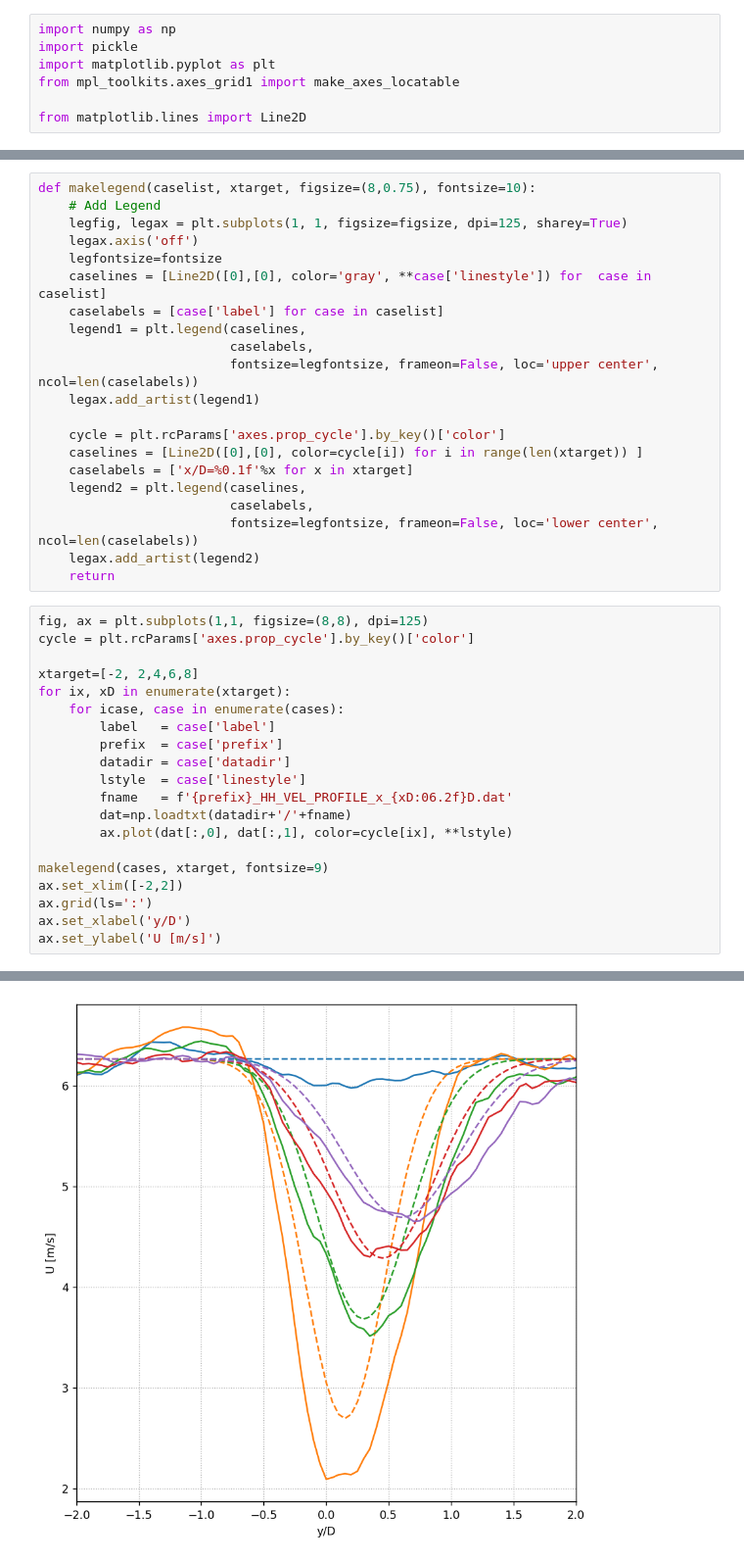
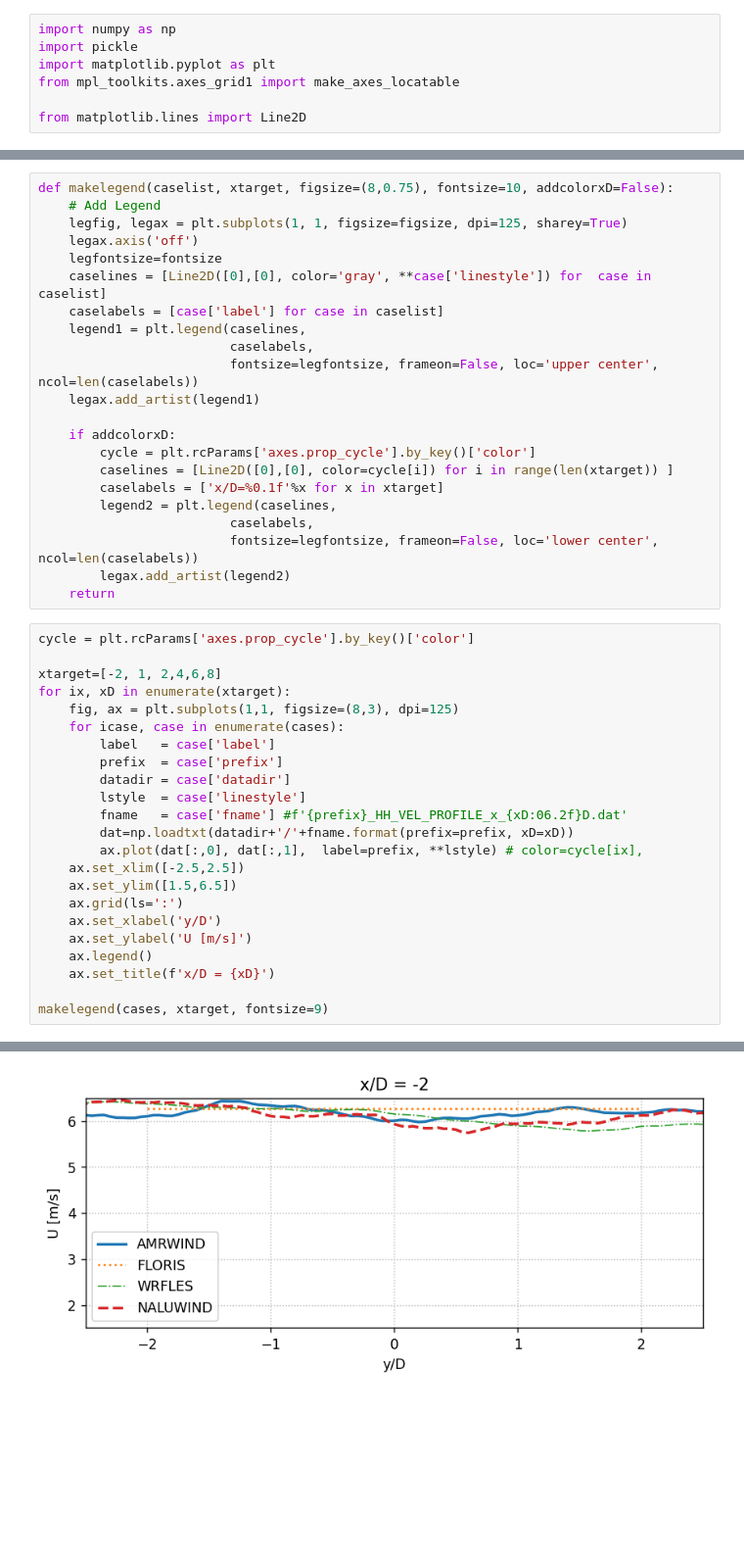
Before and after one commit to lawrenceccheung/AWAKEN_summit_setup, a Jupyter notebook: NeutralABL_turbine1/JRSE_ComparisonPlots/HH_wakedeficits.ipynb, the cells around one changed output, grey strips where cells are left out. Shown at 98% size. Saved outputs shown, nothing was run; the diff lists cells and outputs as text; blank space fills up the shorter version.

```diff
--- a/NeutralABL_turbine1/JRSE_ComparisonPlots/HH_wakedeficits.ipynb
+++ b/NeutralABL_turbine1/JRSE_ComparisonPlots/HH_wakedeficits.ipynb
@@ -26,7 +44,7 @@ cases = [
 
 ]
 # %%
-def makelegend(caselist, xtarget, figsize=(8,0.75), fontsize=10):
+def makelegend(caselist, xtarget, figsize=(8,0.75), fontsize=10, addcolorxD=False):
     # Add Legend
     legfig, legax = plt.subplots(1, 1, figsize=figsize, dpi=125, sharey=True)
     legax.axis('off')
@@ -38,32 +56,36 @@ def makelegend(caselist, xtarget, figsize=(8,0.75), fontsize=10):
                          fontsize=legfontsize, frameon=False, loc='upper center', ncol=len(caselabels))
     legax.add_artist(legend1)
 
-    cycle = plt.rcParams['axes.prop_cycle'].by_key()['color']
-    caselines = [Line2D([0],[0], color=cycle[i]) for i in range(len(xtarget)) ]
-    caselabels = ['x/D=%0.1f'%x for x in xtarget]
-    legend2 = plt.legend(caselines,
+    if addcolorxD:
+        cycle = plt.rcParams['axes.prop_cycle'].by_key()['color']
+        caselines = [Line2D([0],[0], color=cycle[i]) for i in range(len(xtarget)) ]
+        caselabels = ['x/D=%0.1f'%x for x in xtarget]
+        legend2 = plt.legend(caselines,
                          caselabels,
                          fontsize=legfontsize, frameon=False, loc='lower center', ncol=len(caselabels))
-    legax.add_artist(legend2)
+        legax.add_artist(legend2)
     return
 # %%
-fig, ax = plt.subplots(1,1, figsize=(8,8), dpi=125)
 cycle = plt.rcParams['axes.prop_cycle'].by_key()['color']
 
-xtarget=[-2, 2,4,6,8]
+xtarget=[-2, 1, 2,4,6,8]
 for ix, xD in enumerate(xtarget):
+    fig, ax = plt.subplots(1,1, figsize=(8,3), dpi=125)
     for icase, case in enumerate(cases):
         label   = case['label']
         prefix  = case['prefix']
         datadir = case['datadir']
         lstyle  = case['linestyle']
-        fname   = f'{prefix}_HH_VEL_PROFILE_x_{xD:06.2f}D.dat'
-        dat=np.loadtxt(datadir+'/'+fname)
-        ax.plot(dat[:,0], dat[:,1], color=cycle[ix], **lstyle)
+        fname   = case['fname'] #f'{prefix}_HH_VEL_PROFILE_x_{xD:06.2f}D.dat'
+        dat=np.loadtxt(datadir+'/'+fname.format(prefix=prefix, xD=xD))
+        ax.plot(dat[:,0], dat[:,1],  label=prefix, **lstyle) # color=cycle[ix],
+    ax.set_xlim([-2.5,2.5])
+    ax.set_ylim([1.5,6.5])
+    ax.grid(ls=':')
+    ax.set_xlabel('y/D')
+    ax.set_ylabel('U [m/s]')
+    ax.legend()
+    ax.set_title(f'x/D = {xD}')
 
 makelegend(cases, xtarget, fontsize=9)
-ax.set_xlim([-2,2])
-ax.grid(ls=':')
-ax.set_xlabel('y/D')
-ax.set_ylabel('U [m/s]')
 # %% [output]
@@ -71 +92 @@ Text(0, 0.5, 'U [m/s]')
-[figure, old version]
+[figure, new version]
```
Also changed, not shown: parts of 2 cells of this notebook.
